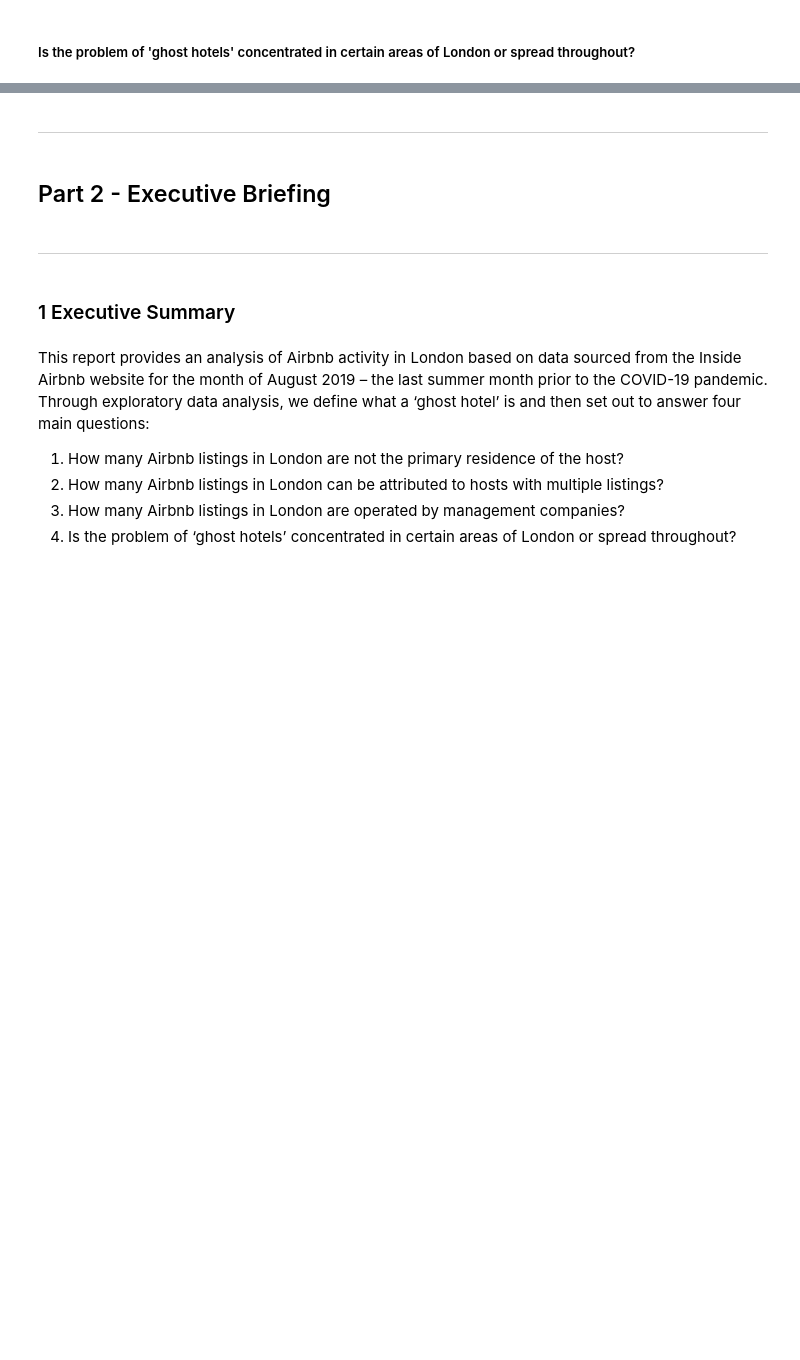
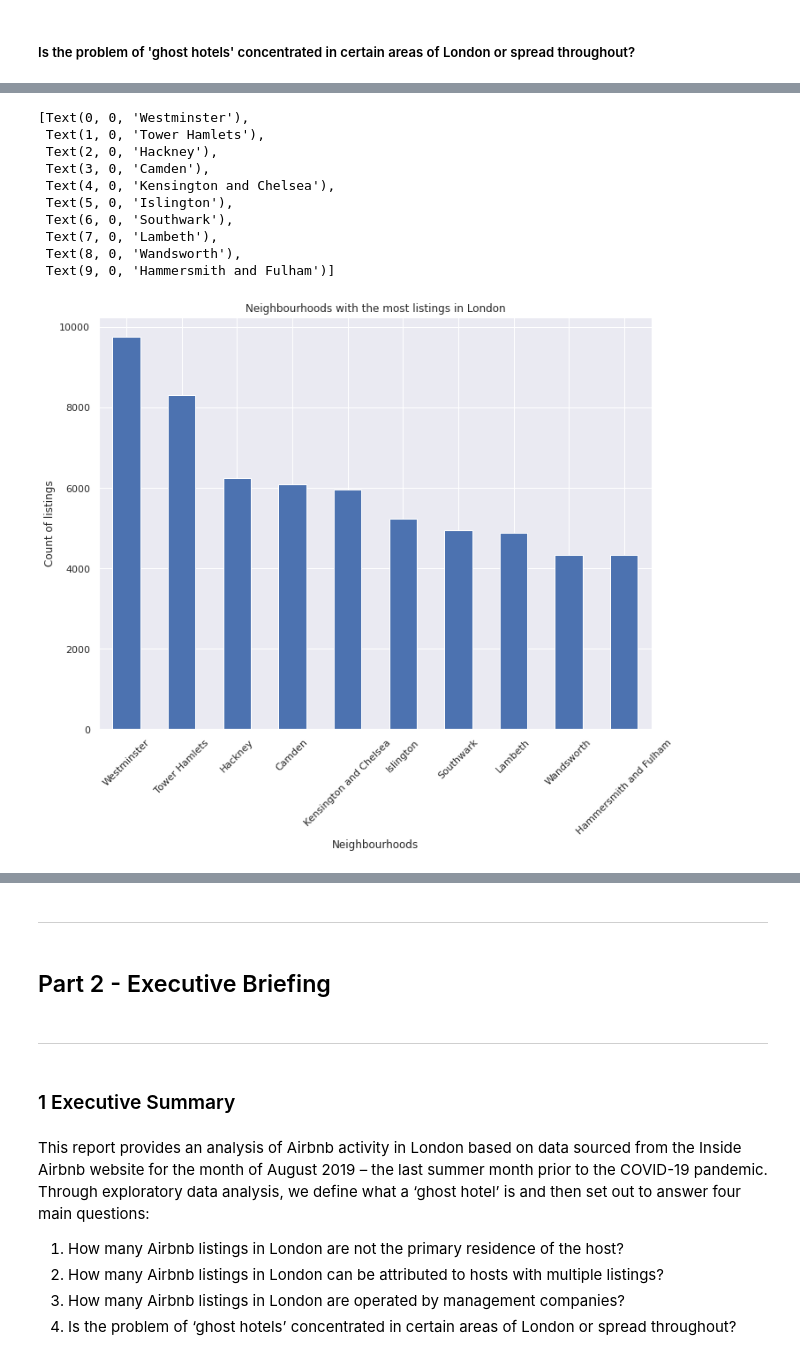
Before and after one commit to MattKavanaugh/I2P-Exec-Briefing, a Jupyter notebook: Exec_Briefing.ipynb, the cells around one changed output, grey strips where cells are left out. Drawn from its saved outputs; the diff is of its cells as text; code cells hidden in the pictures; blank space fills up the shorter version.

```diff
--- a/Exec_Briefing.ipynb
+++ b/Exec_Briefing.ipynb
@@ -242,11 +181,2 @@ plt.show()
-# %%
-Listing id / unique host id vs. listing id / more than one host id
-multiple listings vs. unique listings – heat MAP
-
-plt.style.use('fivethirtyeight')
-plt.figure(figsize=(13,7))
-plt.title("Neighbourhood Group")
-g = plt.pie(airbnb2_df.neighbourhood_group.value_counts(), labels=airbnb2_df.neighbourhood_group.value_counts().index,autopct='%1.1f%%', startangle=180)
-plt.show()
 # %% [markdown]
 ##### How many Airbnb listings in London are operated by management companies?
@@ -288,0 +296,22 @@ viz_count.set_xticklabels(viz_count.get_xticklabels(),rotation = 90)
+# %%
+top_nbhoods= airbnb['neighbourhood_cleansed'].value_counts().head(10)
+
+sns.set(rc={'figure.figsize':(10,8)})
+
+viz_bar = top_nbhoods.plot(kind='bar')
+viz_bar.set_title('Neighbourhoods with the most listings in London')
+viz_bar.set_xlabel('Neighbourhoods')
+viz_bar.set_ylabel('Count of listings')
+viz_bar.set_xticklabels(viz_bar.get_xticklabels(), rotation=45)
+# %% [output]
+[Text(0, 0, 'Westminster'),
+ Text(1, 0, 'Tower Hamlets'),
+ Text(2, 0, 'Hackney'),
+ Text(3, 0, 'Camden'),
+ Text(4, 0, 'Kensington and Chelsea'),
+ Text(5, 0, 'Islington'),
+ Text(6, 0, 'Southwark'),
+ Text(7, 0, 'Lambeth'),
+ Text(8, 0, 'Wandsworth'),
+ Text(9, 0, 'Hammersmith and Fulham')]
+[figure, added]
```
Also changed, not shown: parts of 50 cells of this notebook.
